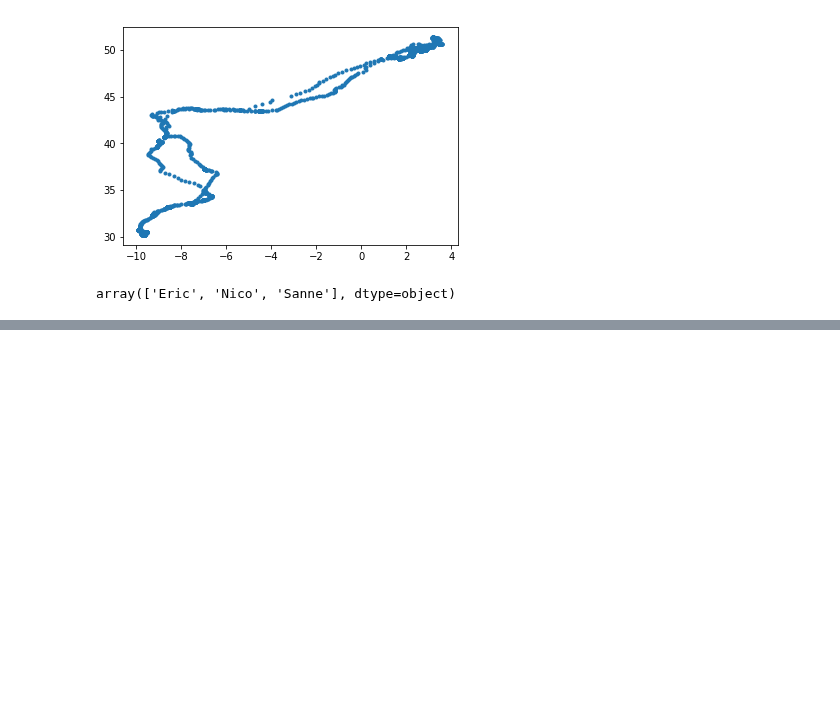
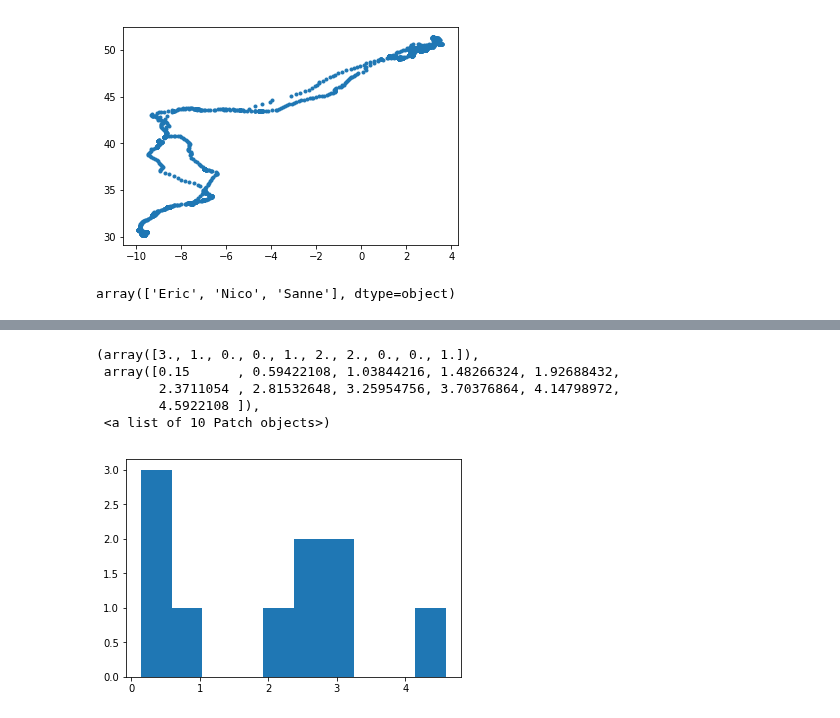
Before and after one commit to udaytak/Edx_PythonForResearch, a Jupyter notebook: 4_21. Case Study - Birds Tracking.ipynb, the cells around one changed output, grey strips where cells are left out. Saved outputs shown, nothing was run; the diff lists cells and outputs as text; code cells hidden in the pictures; blank space fills up the shorter version.

```diff
--- a/4_21. Case Study - Birds Tracking.ipynb
+++ b/4_21. Case Study - Birds Tracking.ipynb
@@ -81,0 +106,9 @@ plt.savefig("Trajectory_Birds.pdf")
+# %%
+plt.hist(speed[:10])
+# %% [output]
+(array([3., 1., 0., 0., 1., 2., 2., 0., 0., 1.]),
+ array([0.15      , 0.59422108, 1.03844216, 1.48266324, 1.92688432,
+        2.3711054 , 2.81532648, 3.25954756, 3.70376864, 4.14798972,
+        4.5922108 ]),
+ <a list of 10 Patch objects>)
+[figure, added]
```
Also changed, not shown: parts of 14 cells of this notebook, 2 other files.
